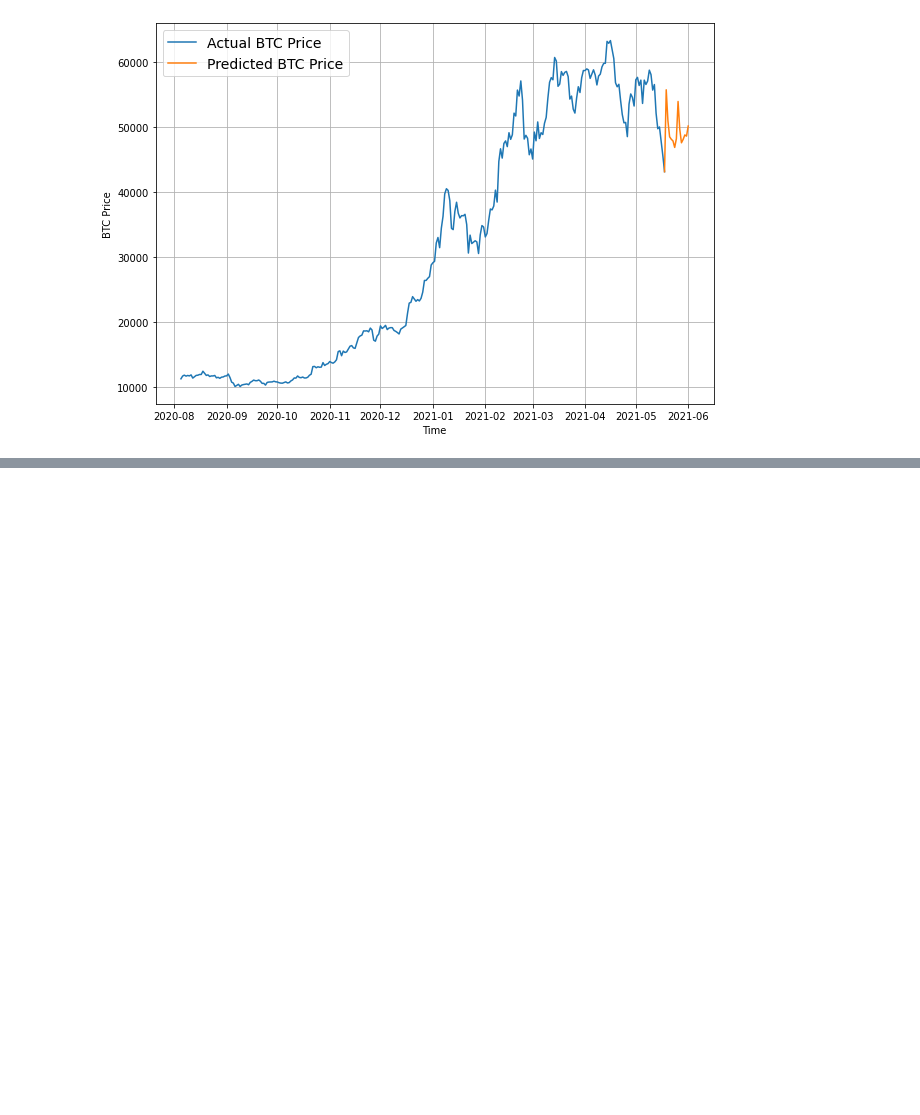
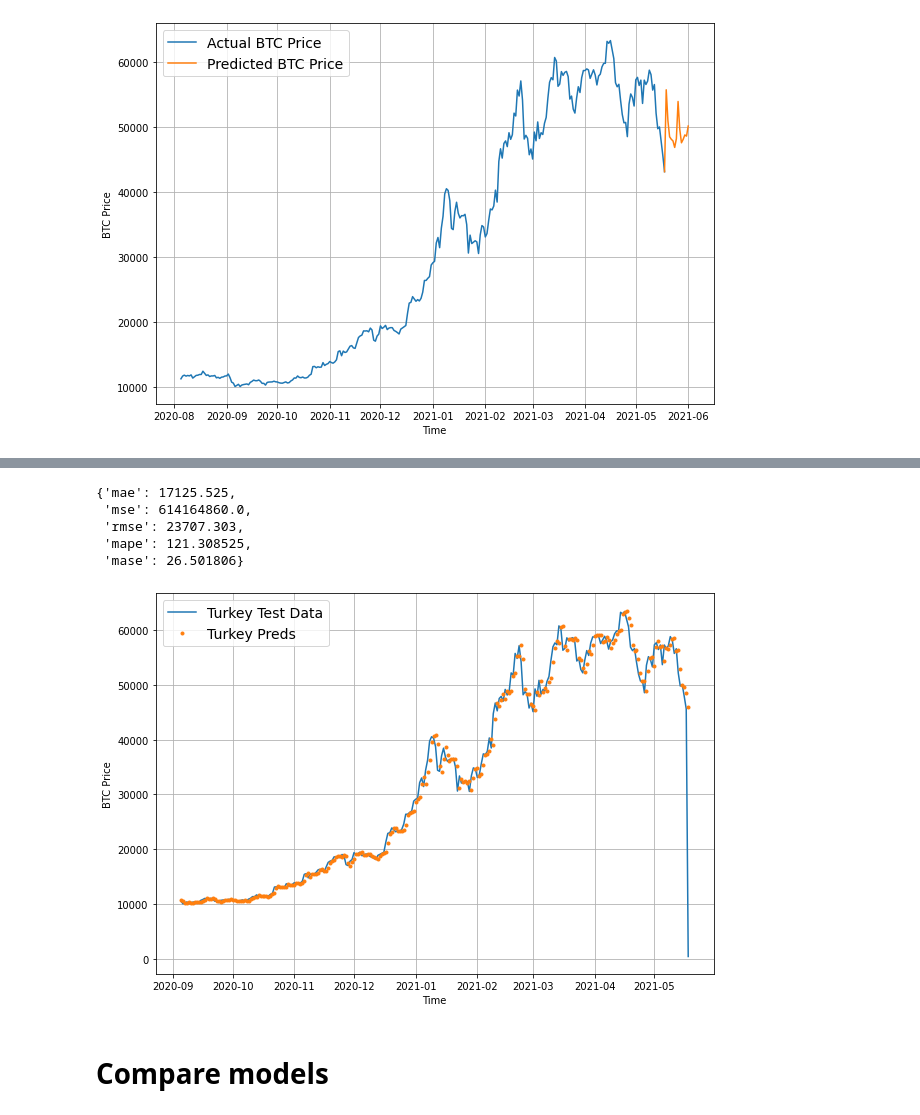
Before and after one commit to Krykiet/TF_training, a Jupyter notebook: 10_time_series.ipynb, the cells around one changed output, grey strips where cells are left out. Cells and saved outputs as stored; diff of their text form; code cells hidden in the pictures; blank space fills up the shorter version.

```diff
--- a/10_time_series.ipynb
+++ b/10_time_series.ipynb
@@ -2234,0 +2274,9 @@ plot_time_series(next_time_steps, future_forecast, format="-", label="Predicted
+# %%
+WINDOW_SIZE = 7
+HORIZON = 1
+# %%
+# Create train and test sets for turkey problem data
+full_windows, full_labels = make_windows(np.array(btc_price_turkey), window_size=WINDOW_SIZE, horizon=HORIZON)
+
+X_train, X_test, y_train, y_test = make_train_test_splits(full_windows, full_labels)
+len(X_train), len(X_test), len(y_train), len(y_test)
@@ -2234,0 +2331,4 @@ plot_time_series(next_time_steps, future_forecast, format="-", label="Predicted
+# %%
+# Load best performing and evaluate it
+turkey_model = tf.keras.models.load_model("/content/model_experiments/model_10_turkey_problem")
+turkey_model.evaluate(X_test, y_test)
@@ -2234,0 +2342,4 @@ plot_time_series(next_time_steps, future_forecast, format="-", label="Predicted
+# %%
+# Make predictions with turkey problem
+turkey_preds = make_preds(turkey_model, X_test)
+turkey_preds[:10]
@@ -2234,0 +2355,24 @@ plot_time_series(next_time_steps, future_forecast, format="-", label="Predicted
+# %%
+turkey_results
+# %% [output]
+{'mae': 17125.525,
+ 'mse': 614164860.0,
+ 'rmse': 23707.303,
+ 'mape': 121.308525,
+ 'mase': 26.501806}
+# %%
+plt.figure(figsize=(10, 7))
+offset=300
+plot_time_series(timesteps=btc_timesteps_turkey[-len(X_test):],
+                 values=btc_price_turkey[-len(y_test):],
+                 format="-",
+                 label="Turkey Test Data",
+                 start=offset)
+plot_time_series(timesteps=btc_timesteps_turkey[-len(X_test):],
+                 values=turkey_preds,
+                 label="Turkey Preds",
+                 start=offset);
+# %% [output]
+[figure, added]
+# %% [markdown]
+# Compare models
```
Also changed, not shown: parts of 55 cells of this notebook.
